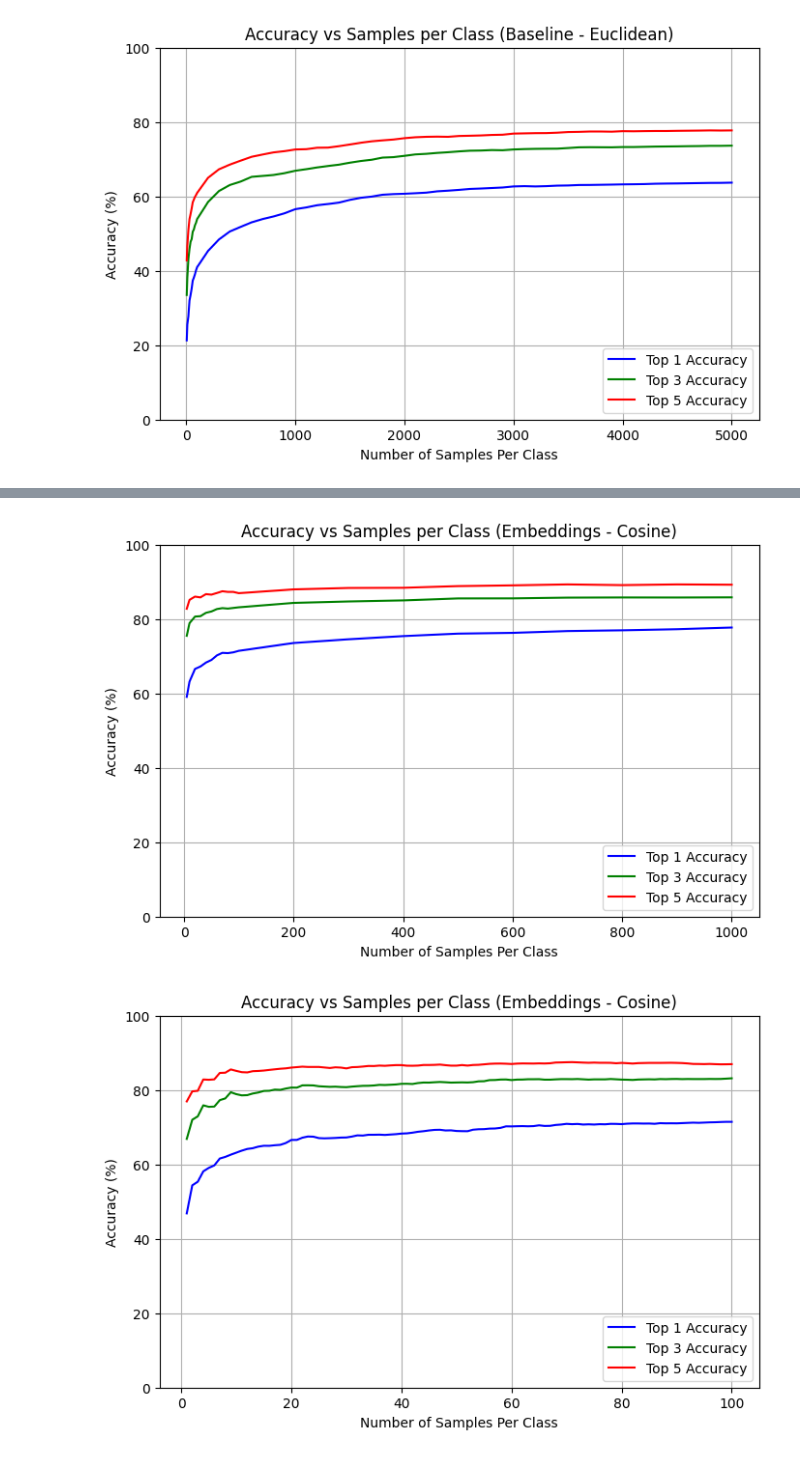
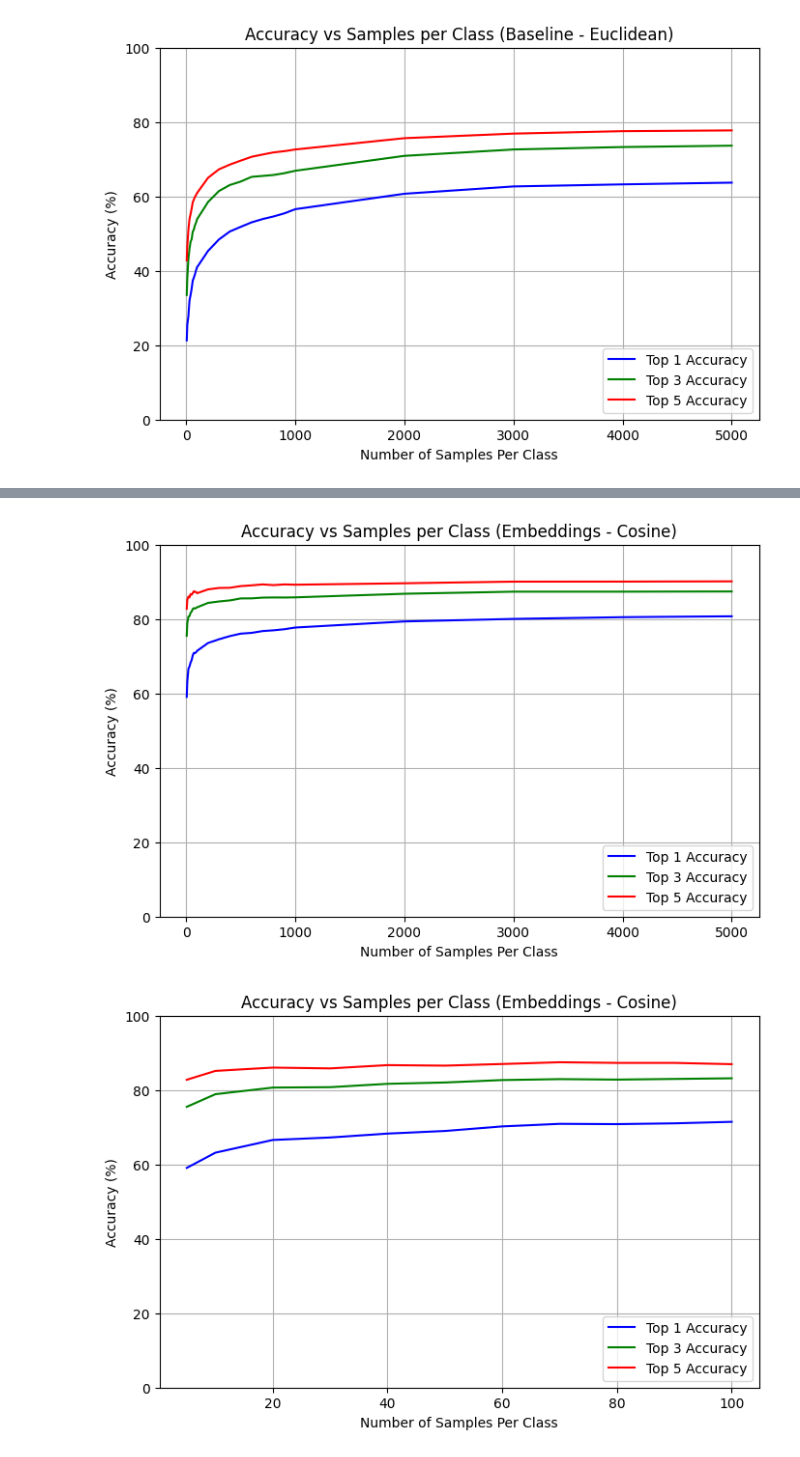
Before and after one commit to elliev7/partiii_research_project, a Jupyter notebook: fingerprinting/faiss.ipynb, the cells around one changed output, grey strips where cells are left out. Cells and saved outputs as stored; diff of their text form; code cells hidden in the pictures.

```diff
--- a/fingerprinting/faiss.ipynb
+++ b/fingerprinting/faiss.ipynb
@@ -107,8 +107,8 @@ Embeddings cosine match in top 1 neighbor: 80.82%
 Embeddings cosine match in top 3 neighbors: 87.38%
 Embeddings cosine match in top 5 neighbors: 90.09%
 # %%
-additional_values = [5, 10, 20, 30, 40, 50, 60, 70, 80, 90]
-parameter_values = additional_values + list(range(100, 5001, 100))
+parameter_values = [5,10,20,30,40,50,60,70,80,90,100,200,300,400,
+                    500,600,700,800,900,1000,2000,3000,4000,5000]
 # %%
 top_1_accuracies_baseline = []
 top_3_accuracies_baseline = []
@@ -189,33 +189,19 @@ plt.legend(loc='lower right')
 plt.grid(True)
 plt.show()
 # %% [output]
-[figure, old version]
+[figure, new version]
 # %%
-parameter_values = list(range(1, 101, 1))
-
-top_1_accuracies_embeddings_cosine = []
-top_3_accuracies_embeddings_cosine = []
-top_5_accuracies_embeddings_cosine = []
-
-for param in parameter_values:
-    index_embeddings_cosine, selected_indices = build_faiss_index(vectors_embeddings, labels_embeddings, train_val_indices, 'cosine', param)
-    top_1_embeddings_cosine, top_3_embeddings_cosine, top_5_embeddings_cosine = search_and_compare_labels(vectors_embeddings, labels_embeddings, test_indices, selected_indices, index_embeddings_cosine)
-
-    top_1_accuracies_embeddings_cosine.append(top_1_embeddings_cosine)
-    top_3_accuracies_embeddings_cosine.append(top_3_embeddings_cosine)
-    top_5_accuracies_embeddings_cosine.append(top_5_embeddings_cosine)
-
 plt.figure(figsize=(8, 5))
-plt.plot(parameter_values, top_1_accuracies_embeddings_cosine, label='Top 1 Accuracy', color='blue')
-plt.plot(parameter_values, top_3_accuracies_embeddings_cosine, label='Top 3 Accuracy', color='green')
-plt.plot(parameter_values, top_5_accuracies_embeddings_cosine, label='Top 5 Accuracy', color='red')
+plt.plot(parameter_values[:11], top_1_accuracies_embeddings_cosine[:11], label='Top 1 Accuracy', color='blue')
+plt.plot(parameter_values[:11], top_3_accuracies_embeddings_cosine[:11], label='Top 3 Accuracy', color='green')
+plt.plot(parameter_values[:11], top_5_accuracies_embeddings_cosine[:11], label='Top 5 Accuracy', color='red')
 
 plt.xlabel('Number of Samples Per Class')
 plt.ylim([0, 100])
 plt.ylabel('Accuracy (%)')
 plt.title('Accuracy vs Samples per Class (Embeddings - Cosine)')
 plt.legend(loc='lower right')
 plt.grid(True)
 plt.show()
 # %% [output]
-[figure, old version]
+[figure, new version]
```
Also changed, not shown: parts of 1 cell of this notebook.
